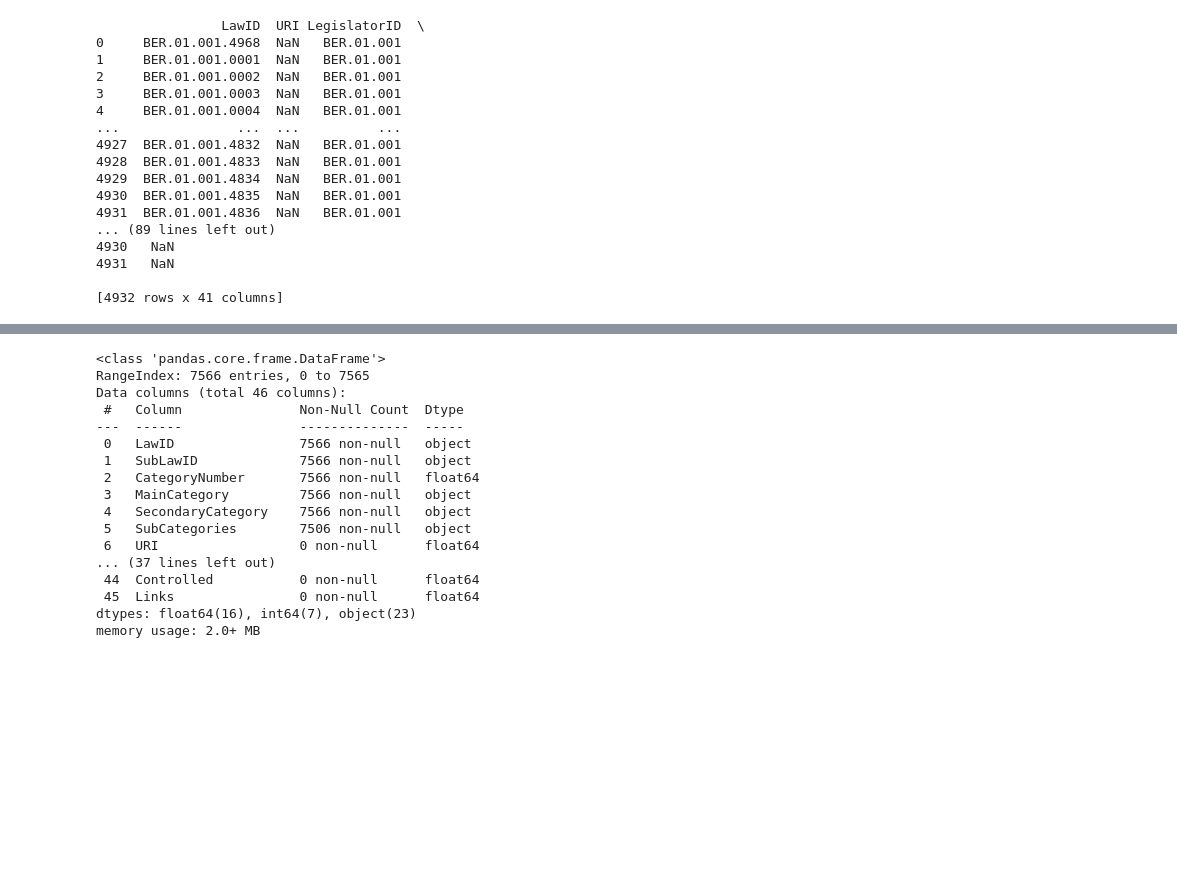
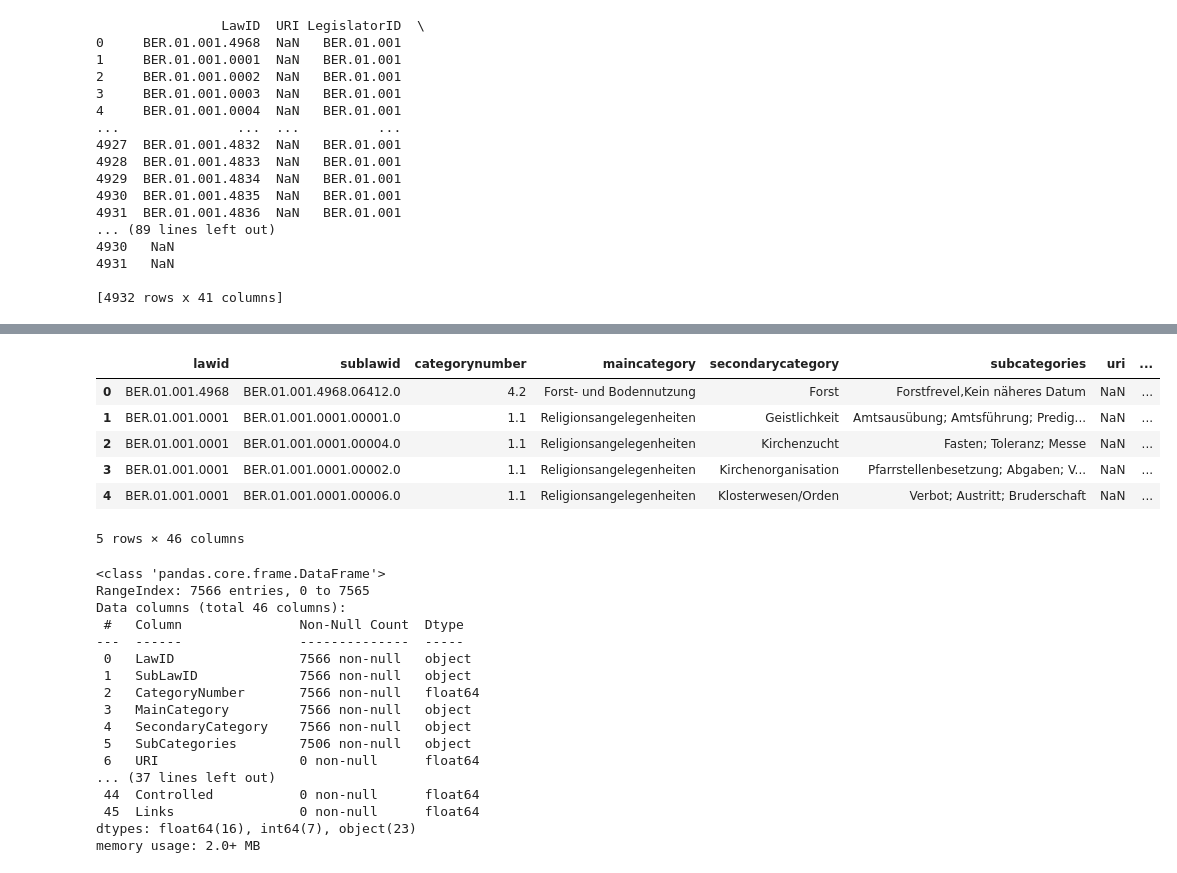
Before and after one commit to CARomein/AGOT, a Jupyter notebook: bern_annotated.ipynb, the cells around one changed output, grey strips where cells are left out. Drawn from its saved outputs; the diff is of its cells as text; code cells hidden in the pictures; blank space fills up the shorter version.

```diff
--- a/bern_annotated.ipynb
+++ b/bern_annotated.ipynb
@@ -33,3 +59,19 @@ print (data)
+# %%
+bern = (
+    pd.read_csv('bern_matters_expanded.csv')
+    .rename(str.lower, axis='columns')
+)
+bern.head()
+
+#lower the column-names without capitals
+# %% [output]
+|  | lawid | sublawid | categorynumber | maincategory | secondarycategory | subcategories | uri | ... |
+| 0 | BER.01.001.4968 | BER.01.001.4968.06412.0 | 4.2 | Forst- und Bodennutzung | Forst | Forstfrevel,Kein näheres Datum | NaN | ... |
+| 1 | BER.01.001.0001 | BER.01.001.0001.00001.0 | 1.1 | Religionsangelegenheiten | Geistlichkeit | Amtsausübung; Amtsführung; Predig... | NaN | ... |
+| 2 | BER.01.001.0001 | BER.01.001.0001.00004.0 | 1.1 | Religionsangelegenheiten | Kirchenzucht | Fasten; Toleranz; Messe | NaN | ... |
+| 3 | BER.01.001.0001 | BER.01.001.0001.00002.0 | 1.1 | Religionsangelegenheiten | Kirchenorganisation | Pfarrstellenbesetzung; Abgaben; V... | NaN | ... |
+| 4 | BER.01.001.0001 | BER.01.001.0001.00006.0 | 1.1 | Religionsangelegenheiten | Klosterwesen/Orden | Verbot; Austritt; Bruderschaft | NaN | ... |
+5 rows × 46 columns
 # %%
 data.info()
 # Information what is included in the .csv
```
Also changed, not shown: parts of 16 cells of this notebook.
